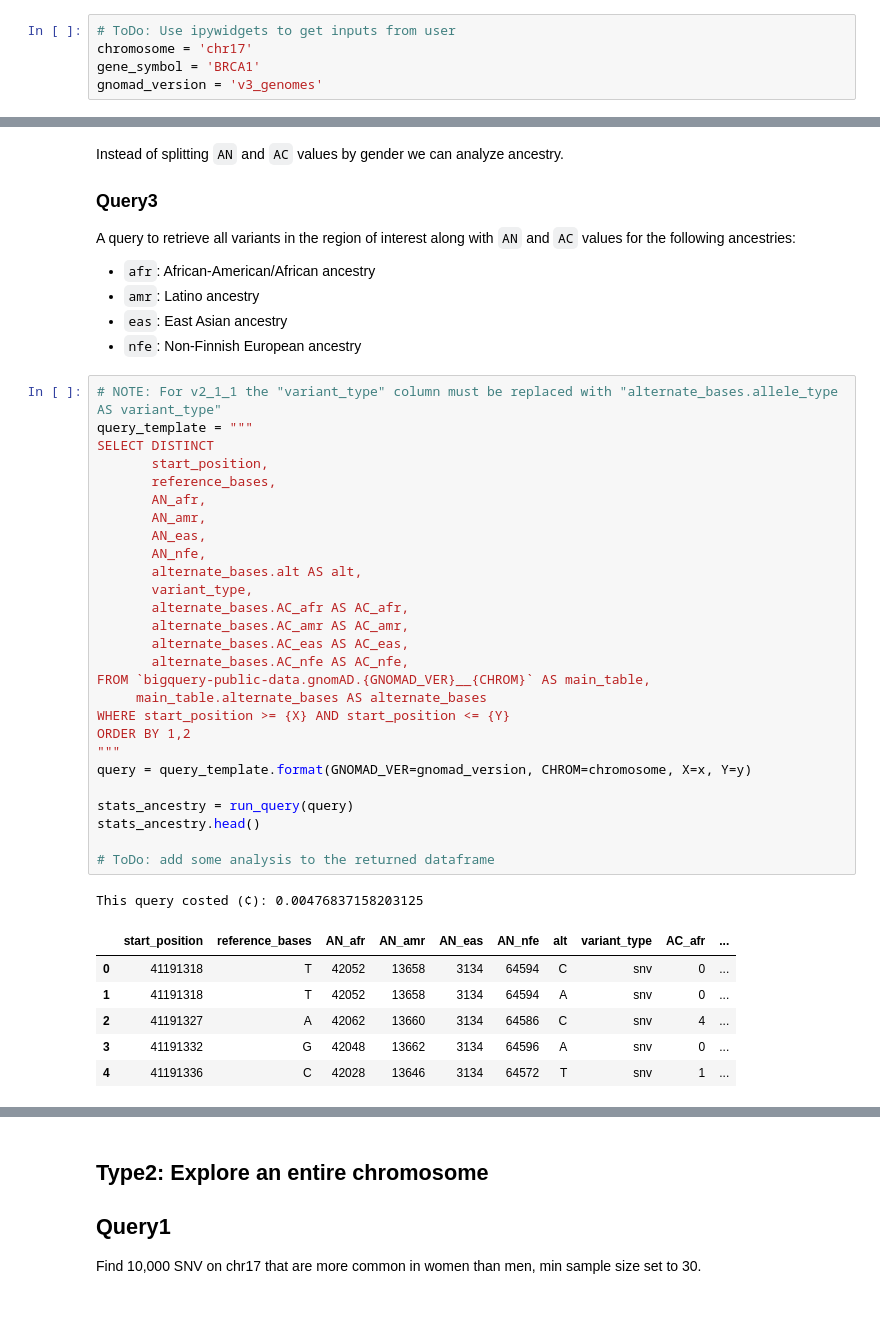
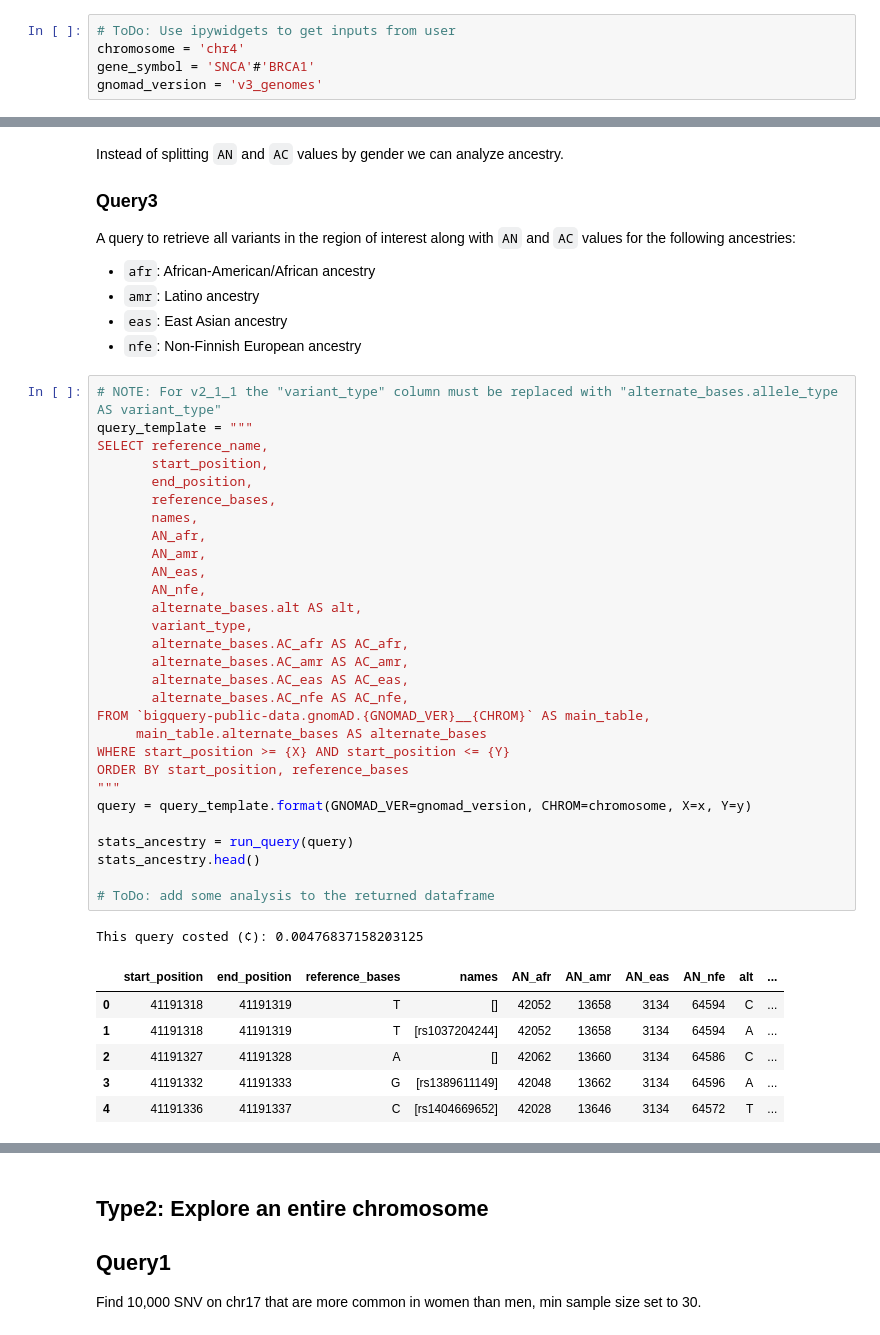
Before and after one commit to samanvp/variant-processing-in-BigQuery, a Jupyter notebook: gnomAD/gnomAD.ipynb, the cells around one changed output, grey strips where cells are left out. Saved outputs shown, nothing was run; the diff lists cells and outputs as text.

```diff
--- a/gnomAD/gnomAD.ipynb
+++ b/gnomAD/gnomAD.ipynb
@@ -68,8 +68,8 @@ interact(f, x='BRCA1');
 Dropdown(description='chromosome:', index=16, options=('chr1', 'chr2', 'chr3', 'chr4', 'chr5', 'chr6', 'chr7',…
 # %%
 # ToDo: Use ipywidgets to get inputs from user
-chromosome = 'chr17'
-gene_symbol = 'BRCA1'
+chromosome = 'chr4'
+gene_symbol = 'SNCA'#'BRCA1'
 gnomad_version = 'v3_genomes'
 # %%
 from google.cloud import bigquery
@@ -186,35 +188,37 @@ A query to retrieve all variants in the region of interest along with `AN` and `
 # %%
 # NOTE: For v2_1_1 the "variant_type" column must be replaced with "alternate_bases.allele_type AS variant_type"
 query_template = """
-SELECT DISTINCT
+SELECT reference_name,
        start_position,
+       end_position,
        reference_bases,
+       names,
        AN_afr,
        AN_amr,
        AN_eas,
        AN_nfe,
        alternate_bases.alt AS alt,
        variant_type,
        alternate_bases.AC_afr AS AC_afr,
        alternate_bases.AC_amr AS AC_amr,
        alternate_bases.AC_eas AS AC_eas,
        alternate_bases.AC_nfe AS AC_nfe,
 FROM `bigquery-public-data.gnomAD.{GNOMAD_VER}__{CHROM}` AS main_table,
      main_table.alternate_bases AS alternate_bases
 WHERE start_position >= {X} AND start_position <= {Y}
-ORDER BY 1,2
+ORDER BY start_position, reference_bases
 """
 query = query_template.format(GNOMAD_VER=gnomad_version, CHROM=chromosome, X=x, Y=y)
 
 stats_ancestry = run_query(query)
 stats_ancestry.head()
 
 # ToDo: add some analysis to the returned dataframe
 # %% [output]
 This query costed (¢): 0.00476837158203125
-|  | start_position | reference_bases | AN_afr | AN_amr | AN_eas | AN_nfe | alt | variant_type | AC_afr | ... |
-| 0 | 41191318 | T | 42052 | 13658 | 3134 | 64594 | C | snv | 0 | ... |
-| 1 | 41191318 | T | 42052 | 13658 | 3134 | 64594 | A | snv | 0 | ... |
-| 2 | 41191327 | A | 42062 | 13660 | 3134 | 64586 | C | snv | 4 | ... |
-| 3 | 41191332 | G | 42048 | 13662 | 3134 | 64596 | A | snv | 0 | ... |
-| 4 | 41191336 | C | 42028 | 13646 | 3134 | 64572 | T | snv | 1 | ... |
+|  | start_position | end_position | reference_bases | names | AN_afr | AN_amr | AN_eas | AN_nfe | alt | ... |
+| 0 | 41191318 | 41191319 | T | [] | 42052 | 13658 | 3134 | 64594 | C | ... |
+| 1 | 41191318 | 41191319 | T | [rs1037204244] | 42052 | 13658 | 3134 | 64594 | A | ... |
+| 2 | 41191327 | 41191328 | A | [] | 42062 | 13660 | 3134 | 64586 | C | ... |
+| 3 | 41191332 | 41191333 | G | [rs1389611149] | 42048 | 13662 | 3134 | 64596 | A | ... |
+| 4 | 41191336 | 41191337 | C | [rs1404669652] | 42028 | 13646 | 3134 | 64572 | T | ... |
```
Also changed, not shown: parts of 14 cells of this notebook.
